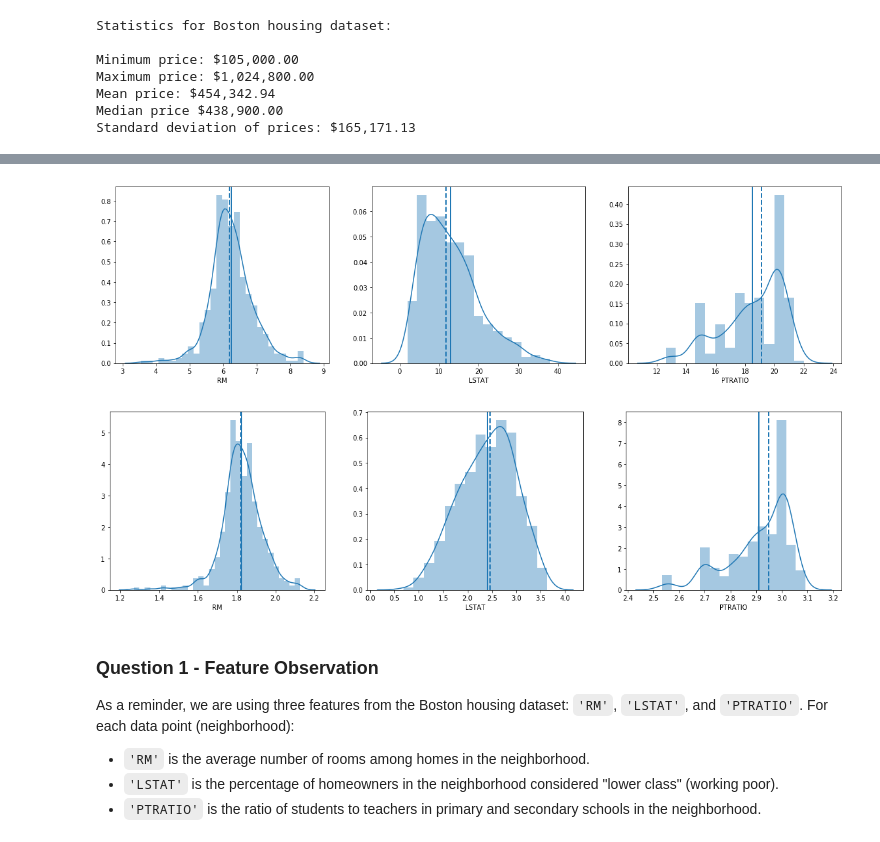
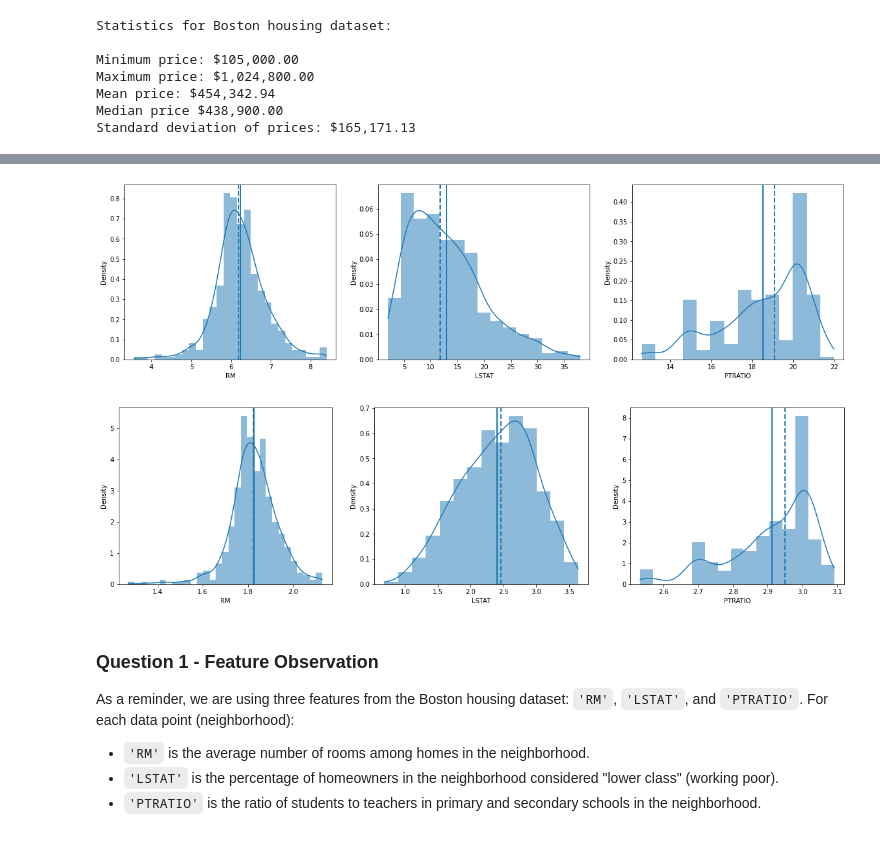
Before and after one commit to lxwvictor/MLND, a Jupyter notebook: projects/boston_housing/boston_housing.ipynb, the cells around one changed output, grey strips where cells are left out. Drawn from its saved outputs; the diff is of its cells as text; code cells hidden in the pictures.

```diff
--- a/projects/boston_housing/boston_housing.ipynb
+++ b/projects/boston_housing/boston_housing.ipynb
@@ -100,25 +104,25 @@ for i, col in enumerate(features.columns):
 # %%
 import seaborn as sns
 import matplotlib.pyplot as plt
 plt.figure(figsize=(20, 5))
 
 # original data
 for i, col in enumerate(features.columns):
     plt.subplot(131 + i)
-    sns.distplot(data[col])
+    sns.histplot(data[col], kde=True, stat="density", linewidth=0)
     plt.axvline(data[col].mean(), linestyle='solid', linewidth=2)
     plt.axvline(data[col].median(), linestyle='dashed', linewidth=2)
 
 # plot the log transformed data
 plt.figure(figsize=(20, 5))
 for i, col in enumerate(features.columns):
     plt.subplot(131 + i)
-    sns.distplot(np.log(data[col]))
+    sns.histplot(np.log(data[col]), kde=True, stat="density", linewidth=0)
     plt.axvline(np.log(data[col]).mean(), linestyle='solid', linewidth=2)
     plt.axvline(np.log(data[col]).median(), linestyle='dashed', linewidth=2)
 # %% [output]
-[figure, old version]
+[figure, new version]
-[figure, old version]
+[figure, new version]
 # %% [markdown]
 ### Question 1 - Feature Observation
 As a reminder, we are using three features from the Boston housing dataset: `'RM'`, `'LSTAT'`, and `'PTRATIO'`. For each data point (neighborhood):
```
Also changed, not shown: parts of 14 cells of this notebook, 15 other files.
